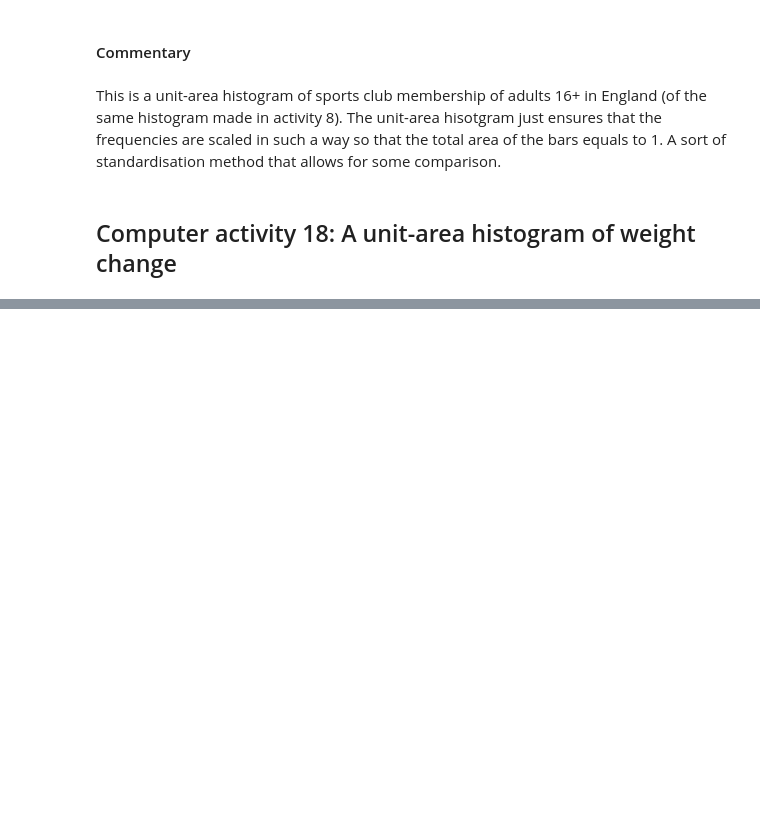
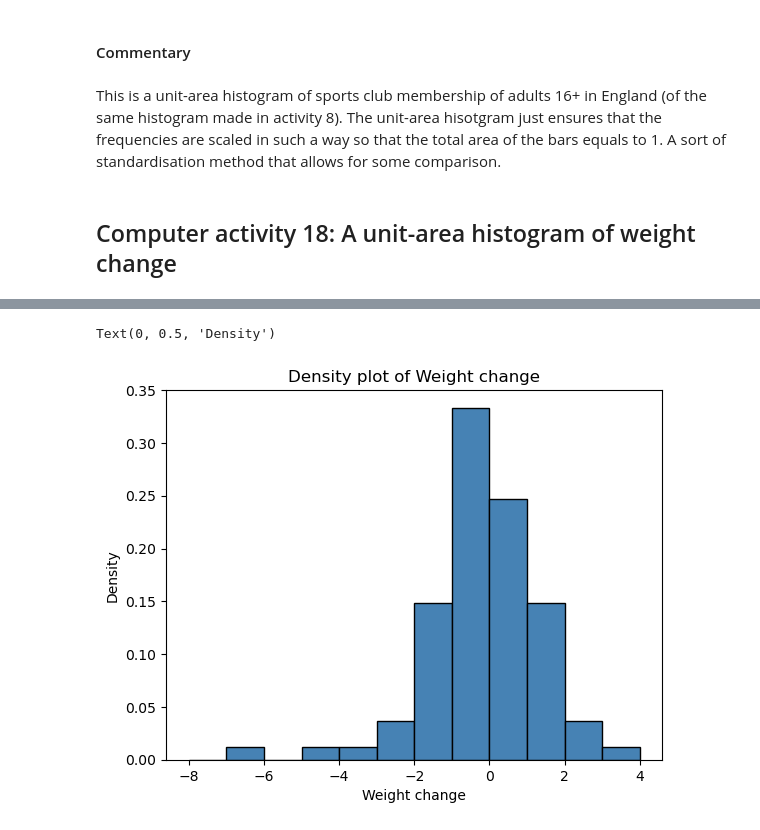
Before and after one commit to segunlonge/OU-M248-Data-Analysis-in-Python, a Jupyter notebook: 4. Computer Book A - Comparing variables graphically.ipynb, the cells around one changed output, grey strips where cells are left out. Drawn from its saved outputs; the diff is of its cells as text; code cells hidden in the pictures; blank space fills up the shorter version.

```diff
--- a/4. Computer Book A - Comparing variables graphically.ipynb
+++ b/4. Computer Book A - Comparing variables graphically.ipynb
@@ -98,0 +104,25 @@ This is a unit-area histogram of sports club membership of adults 16+ in England
+# %%
+import pandas as pd
+import matplotlib.pyplot as plt
+
+# Load data from csv
+df = pd.read_csv(r'C:\Python\OU M248 Computer Activities using Python\Data files\response-inhibition.csv')
+
+#print(df.head()) #return the first 5 rows of the dataframe
+
+# Define cutpoints
+cutpoints = [-8,-7,-6,-5,-4,-3,-2,-1,0,1,2,3,4]
+
+# Convert 'Weight change' column to numeric, coercing errors to NaN
+df['Weight change'] = pd.to_numeric(df['Weight change'], errors='coerce')
+
+# Plot histogram from Weight change column
+plt.hist(df['Weight change'], bins=cutpoints, color='steelblue', edgecolor='black', density=True)
+
+# Add labels and a title
+plt.title('Density plot of Weight change')
+plt.xlabel('Weight change')
+plt.ylabel('Density')
+# %% [output]
+Text(0, 0.5, 'Density')
+[figure, added]
```
Also changed, not shown: parts of 23 cells of this notebook, 2 other files.
